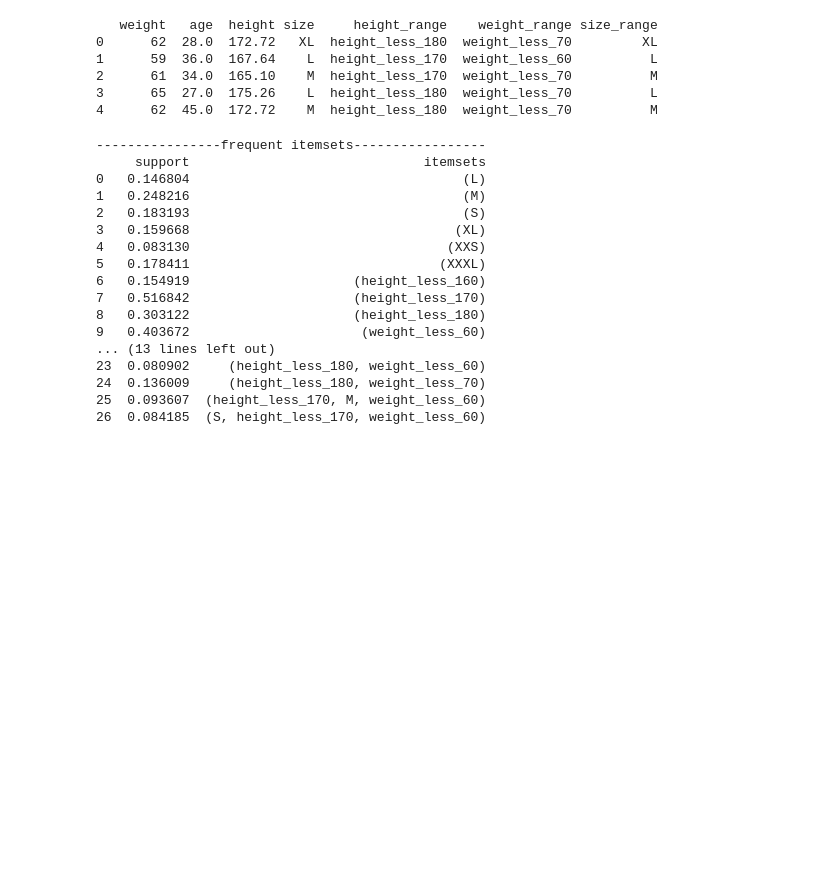
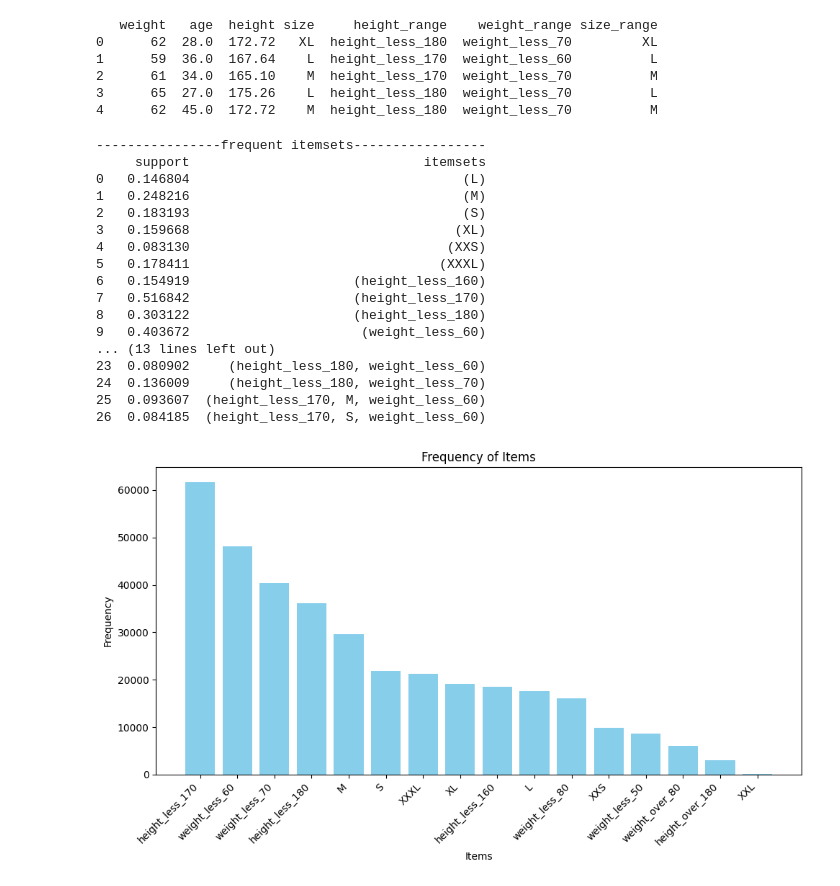
Before and after one commit to eccho03/datamining_project_clothes, a Jupyter notebook: A_priori.ipynb, the cells around one changed output. Saved outputs shown, nothing was run; the diff lists cells and outputs as text; code cells hidden in the pictures; blank space fills up the shorter version.

Commit message:
FEAT(A-priori) : frequent itemset 그래프 추가

```diff
--- a/A_priori.ipynb
+++ b/A_priori.ipynb
@@ -65,27 +65,46 @@ from mlxtend.preprocessing import TransactionEncoder
 te = TransactionEncoder()
 te_ary = te.fit(transactions).transform(transactions)
 encoded_df = pd.DataFrame(te_ary, columns=te.columns_)
-# %%
-frequent_itemsets = apriori(encoded_df, min_support=0.08, use_colnames=True)
-print("----------------frequent itemsets-----------------")
-print(frequent_itemsets)
-# %% [output]
-----------------frequent itemsets-----------------
-     support                              itemsets
-0   0.146804                                   (L)
-1   0.248216                                   (M)
-2   0.183193                                   (S)
-3   0.159668                                  (XL)
-4   0.083130                                 (XXS)
-5   0.178411                                (XXXL)
-6   0.154919                     (height_less_160)
-7   0.516842                     (height_less_170)
-8   0.303122                     (height_less_180)
-9   0.403672                      (weight_less_60)
-... (13 lines left out)
-23  0.080902     (height_less_180, weight_less_60)
-24  0.136009     (height_less_180, weight_less_70)
-25  0.093607  (height_less_170, M, weight_less_60)
-26  0.084185  (S, height_less_170, weight_less_60)
+# %%
+from mlxtend.frequent_patterns import apriori
+from mlxtend.frequent_patterns import association_rules
+import matplotlib.pyplot as plt
+
+frequent_itemsets = apriori(encoded_df, min_support=0.08, use_colnames=True)
+print("----------------frequent itemsets-----------------")
+print(frequent_itemsets)
+
+
+# 각 항목별 빈도 계산
+item_frequencies = encoded_df.sum().sort_values(ascending=False)
+
+# 시각화
+plt.figure(figsize=(10, 6))
+plt.bar(item_frequencies.index, item_frequencies.values, color='skyblue')
+plt.xlabel('Items', fontsize=10)
+plt.ylabel('Frequency', fontsize=10)
+plt.title('Frequency of Items', fontsize=12)
+plt.xticks(rotation=45, ha='right')  # 항목 이름이 길 경우
+plt.tight_layout()
+plt.show()
+# %% [output]
+----------------frequent itemsets-----------------
+     support                              itemsets
+0   0.146804                                   (L)
+1   0.248216                                   (M)
+2   0.183193                                   (S)
+3   0.159668                                  (XL)
+4   0.083130                                 (XXS)
+5   0.178411                                (XXXL)
+6   0.154919                     (height_less_160)
+7   0.516842                     (height_less_170)
+8   0.303122                     (height_less_180)
+9   0.403672                      (weight_less_60)
+... (13 lines left out)
+23  0.080902     (height_less_180, weight_less_60)
+24  0.136009     (height_less_180, weight_less_70)
+25  0.093607  (height_less_170, M, weight_less_60)
+26  0.084185  (height_less_170, S, weight_less_60)
+[figure, added]
 # %%
 frequent_itemsets['num_itemsets'] = len(frequent_itemsets)
```
Also changed, not shown: parts of 4 cells of this notebook.
